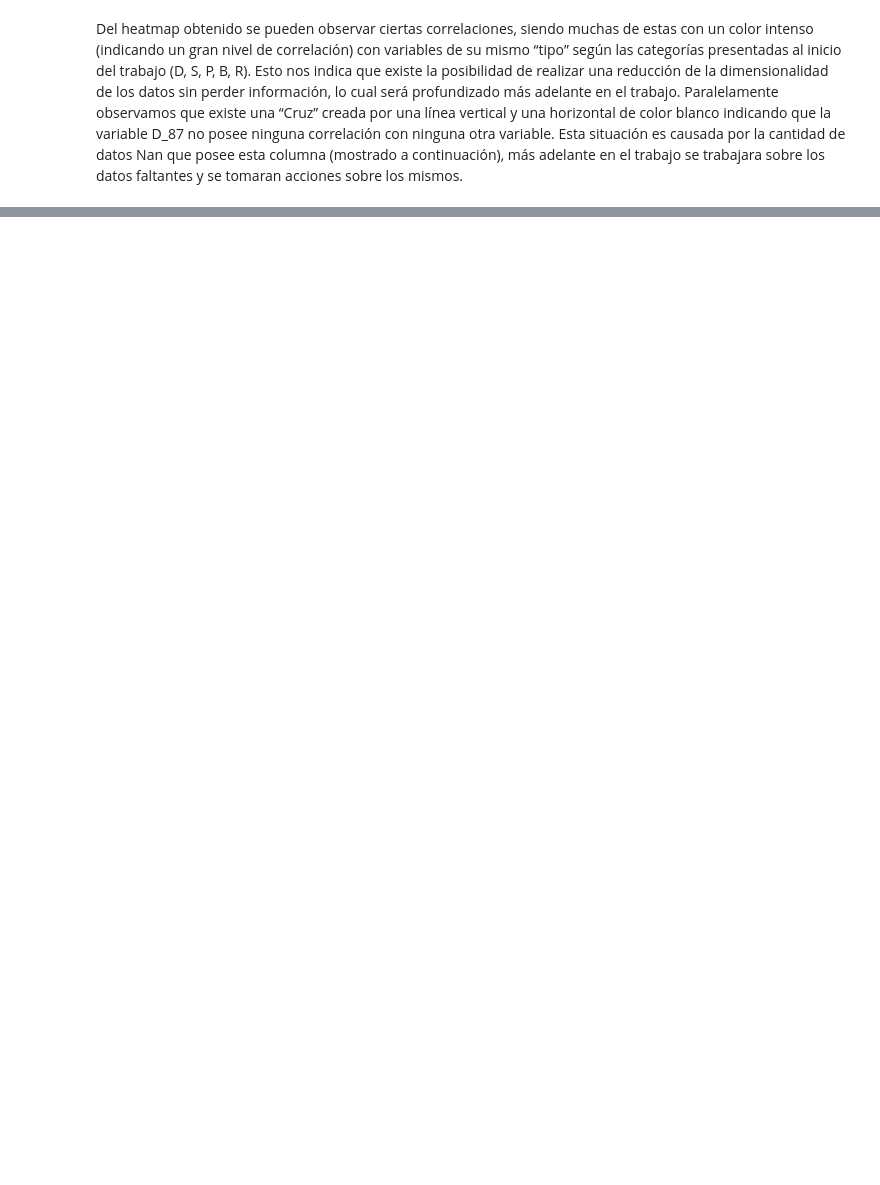
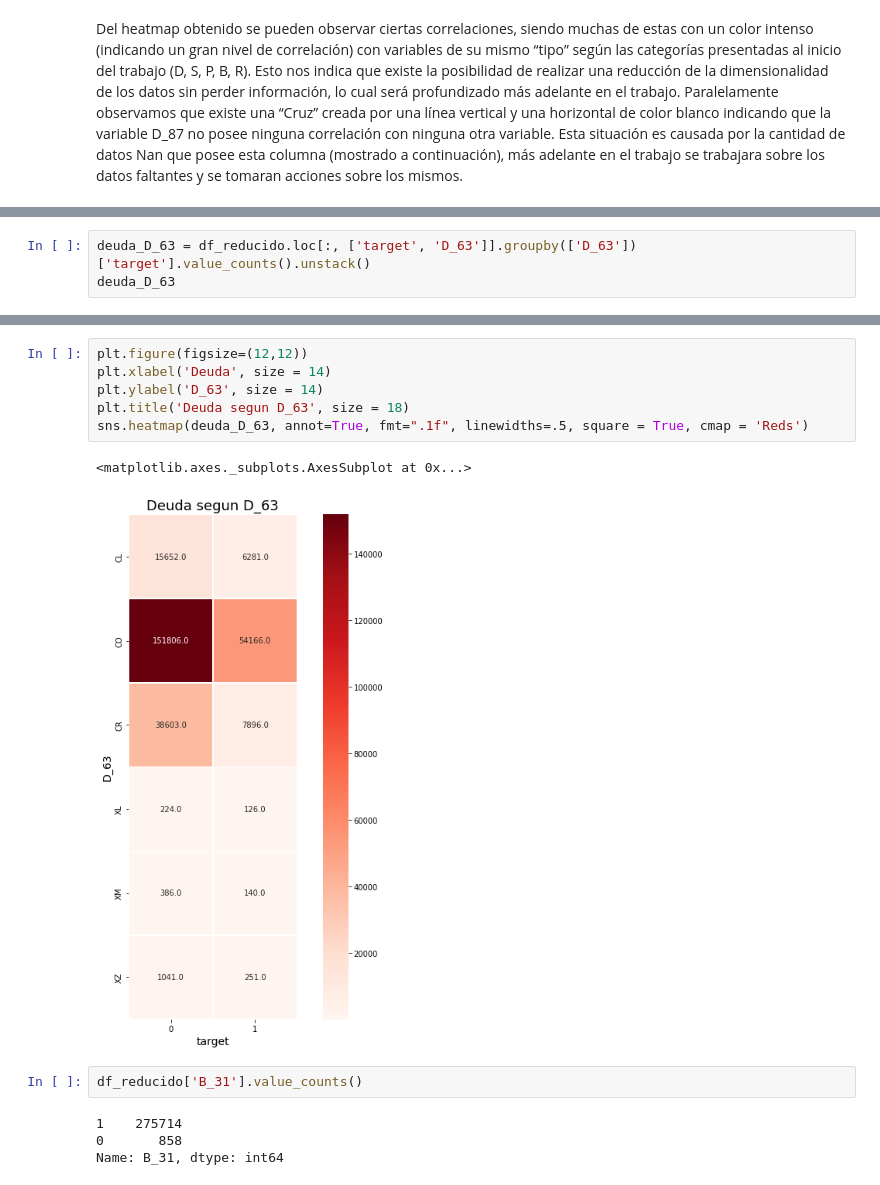
Before and after one commit to gabrielPeraltaM/datos-tp3, a Jupyter notebook: main_parquet.ipynb, the cells around one changed output, grey strips where cells are left out. Cells and saved outputs as stored; diff of their text form; blank space fills up the shorter version.

```diff
--- a/main_parquet.ipynb
+++ b/main_parquet.ipynb
@@ -107,0 +233,3 @@ df_reducido.loc[:,'D_87']
+# %%
+deuda_D_63 = df_reducido.loc[:, ['target', 'D_63']].groupby(['D_63'])['target'].value_counts().unstack()
+deuda_D_63
@@ -107,0 +245,15 @@ df_reducido.loc[:,'D_87']
+# %%
+plt.figure(figsize=(12,12))
+plt.xlabel('Deuda', size = 14)
+plt.ylabel('D_63', size = 14)
+plt.title('Deuda segun D_63', size = 18)
+sns.heatmap(deuda_D_63, annot=True, fmt=".1f", linewidths=.5, square = True, cmap = 'Reds')
+# %% [output]
+<matplotlib.axes._subplots.AxesSubplot at 0x...>
+[figure, added]
+# %%
+df_reducido['B_31'].value_counts()
+# %% [output]
+1    275714
+0       858
+Name: B_31, dtype: int64
```
Also changed, not shown: parts of 41 cells of this notebook.
